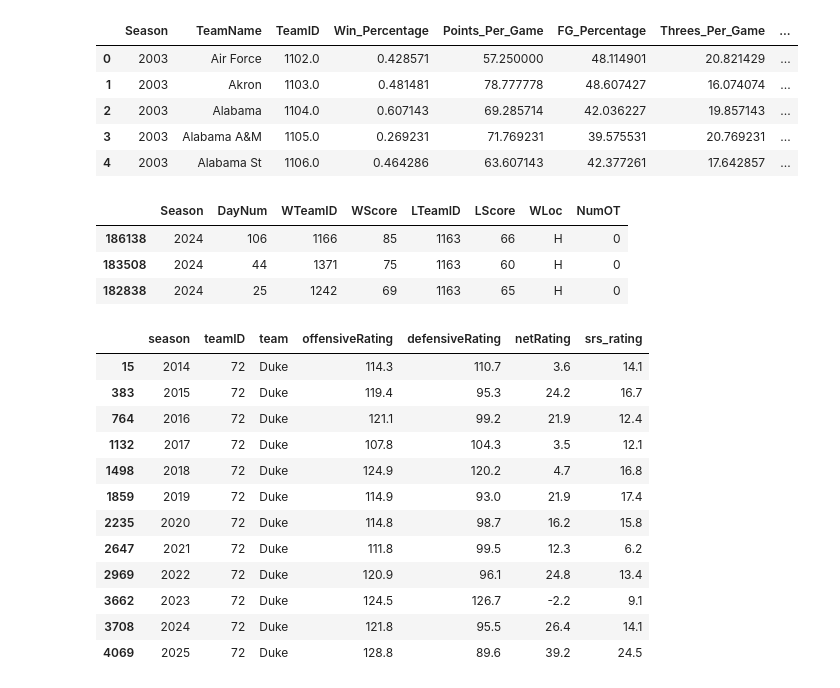
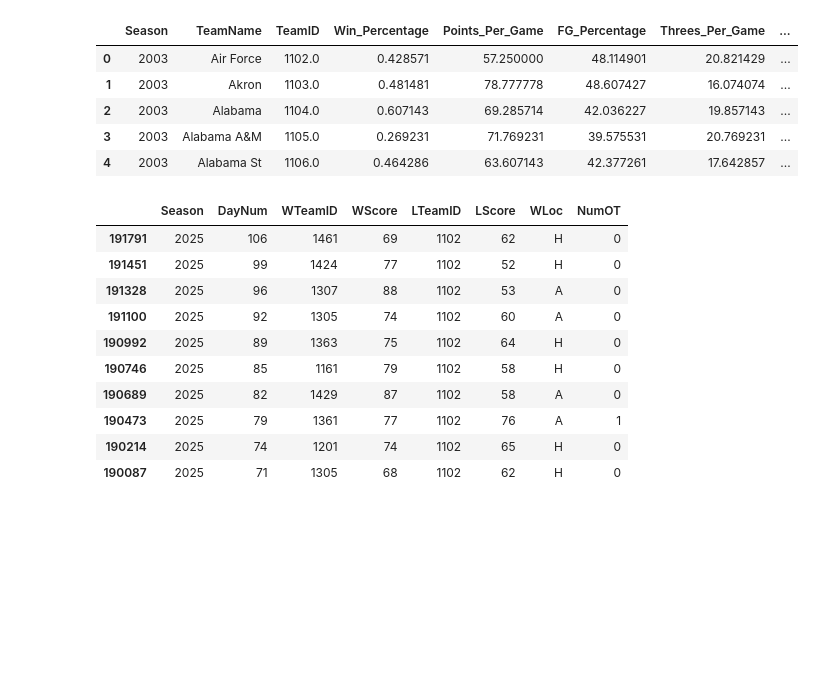
Before and after one commit to alexreid-14/March_ML_Mania_2025, a Jupyter notebook: preprocessing/mens/mens_data_preprocessing.ipynb, the cells around one changed output. Cells and saved outputs as stored; diff of their text form; code cells hidden in the pictures; blank space fills up the shorter version.

Commit message:
Updated the preprocessing data

```diff
--- a/preprocessing/mens/mens_data_preprocessing.ipynb
+++ b/preprocessing/mens/mens_data_preprocessing.ipynb
@@ -238,31 +240,18 @@ team_summary_stats.to_csv(output_path, index=False)
 # %%
-# Filter the DataFrame for the team with TeamID 1163 and the season 2024
-test = mens_reg_season_data[(mens_reg_season_data['LTeamID'] == 1163) & (mens_reg_season_data['Season'] == 2024)]
+# Correctly filter the DataFrame using the & operator and parentheses
+test = mens_reg_season_data[(mens_reg_season_data['LTeamID'] == 1102) & (mens_reg_season_data['Season'] == 2025)].sort_values(by='DayNum', ascending=False)
 
-# Sort the DataFrame by 'DayNum' in descending order
-test_sorted = test.sort_values(by='DayNum', ascending=False)
-
-# Display the first 10 rows of the sorted DataFrame
-test_sorted.head(10)
+# Display the first few rows of the filtered DataFrame
+test.head(10)
 # %% [output]
 |  | Season | DayNum | WTeamID | WScore | LTeamID | LScore | WLoc | NumOT |
-| 186138 | 2024 | 106 | 1166 | 85 | 1163 | 66 | H | 0 |
-| 183508 | 2024 | 44 | 1371 | 75 | 1163 | 60 | H | 0 |
-| 182838 | 2024 | 25 | 1242 | 69 | 1163 | 65 | H | 0 |
+| 191791 | 2025 | 106 | 1461 | 69 | 1102 | 62 | H | 0 |
+| 191451 | 2025 | 99 | 1424 | 77 | 1102 | 52 | H | 0 |
+| 191328 | 2025 | 96 | 1307 | 88 | 1102 | 53 | A | 0 |
+| 191100 | 2025 | 92 | 1305 | 74 | 1102 | 60 | A | 0 |
+| 190992 | 2025 | 89 | 1363 | 75 | 1102 | 64 | H | 0 |
+| 190746 | 2025 | 85 | 1161 | 79 | 1102 | 58 | H | 0 |
+| 190689 | 2025 | 82 | 1429 | 87 | 1102 | 58 | A | 0 |
+| 190473 | 2025 | 79 | 1361 | 77 | 1102 | 76 | A | 1 |
+| 190214 | 2025 | 74 | 1201 | 74 | 1102 | 65 | H | 0 |
+| 190087 | 2025 | 71 | 1305 | 68 | 1102 | 62 | H | 0 |
-# %%
-df = pd.read_csv("../data/preprocessing/mens_season_ratings.csv")
-df[df['team'] == 'Duke']
-# %% [output]
-|  | season | teamID | team | offensiveRating | defensiveRating | netRating | srs_rating |
-| 15 | 2014 | 72 | Duke | 114.3 | 110.7 | 3.6 | 14.1 |
-| 383 | 2015 | 72 | Duke | 119.4 | 95.3 | 24.2 | 16.7 |
-| 764 | 2016 | 72 | Duke | 121.1 | 99.2 | 21.9 | 12.4 |
-| 1132 | 2017 | 72 | Duke | 107.8 | 104.3 | 3.5 | 12.1 |
-| 1498 | 2018 | 72 | Duke | 124.9 | 120.2 | 4.7 | 16.8 |
-| 1859 | 2019 | 72 | Duke | 114.9 | 93.0 | 21.9 | 17.4 |
-| 2235 | 2020 | 72 | Duke | 114.8 | 98.7 | 16.2 | 15.8 |
-| 2647 | 2021 | 72 | Duke | 111.8 | 99.5 | 12.3 | 6.2 |
-| 2969 | 2022 | 72 | Duke | 120.9 | 96.1 | 24.8 | 13.4 |
-| 3662 | 2023 | 72 | Duke | 124.5 | 126.7 | -2.2 | 9.1 |
-| 3708 | 2024 | 72 | Duke | 121.8 | 95.5 | 26.4 | 14.1 |
-| 4069 | 2025 | 72 | Duke | 128.8 | 89.6 | 39.2 | 24.5 |
```
Also changed, not shown: parts of 4 cells of this notebook, 5 other files.
